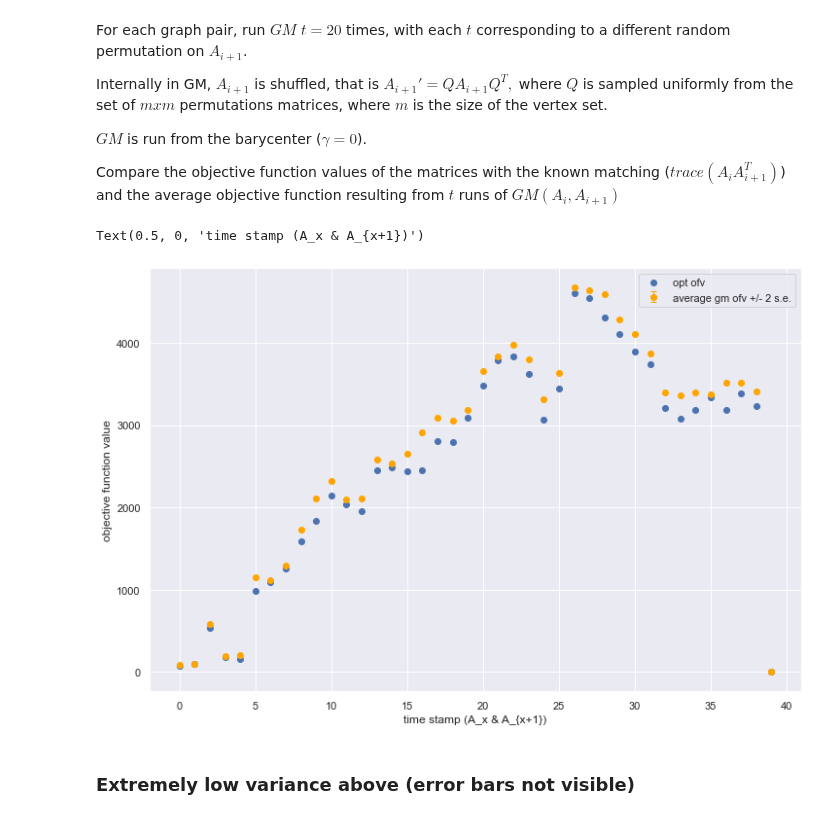
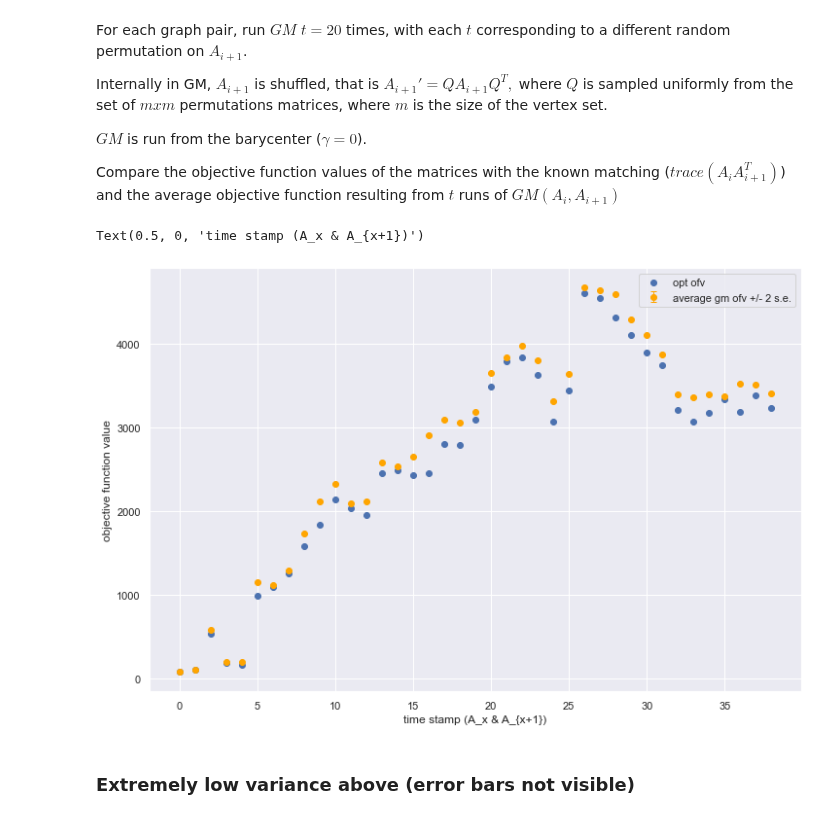
Before and after one commit to neurodata/notebooks, a Jupyter notebook: _notebooks/2020-08-29-known-correspondance.ipynb, the cells around one changed output. Drawn from its saved outputs; the diff is of its cells as text; code cells hidden in the pictures.

Commit message:
remove row of zeros

```diff
--- a/_notebooks/2020-08-29-known-correspondance.ipynb
+++ b/_notebooks/2020-08-29-known-correspondance.ipynb
@@ -46,7 +46,7 @@ times = [1,4,11,17,25,34,45,48,52,55,63,69,70,76,80,83,90,97,103,111,117,129,130
 # collapse
 from scipy.stats import sem
 t = 20
-ofvs = np.zeros((len(times),3)) # [opt_ofv, gm_ofv]
+ofvs = np.zeros((len(times)-1,3)) # [opt_ofv, gm_ofv]
 for i in range(len(times)-1):
     # constructing the adjacency matrices
     Ael = load_adj(times[i])
@@ -77,16 +77,16 @@ for i in range(len(times)-1):
 # %%
 # collapse
 sns.set_context('paper')
 sns.set(rc={'figure.figsize':(12,8)})
-plt.scatter(np.arange(len(times)), ofvs[:,0], label = 'opt ofv')
+plt.scatter(np.arange(len(times)-1), ofvs[:,0], label = 'opt ofv')
 #plt.scatter(np.arange(len(times)), ofvs[:,1], label = 'gm ofv')
-plt.errorbar(np.arange(len(times)),ofvs[:,1], ofvs[:,2],label = 'average gm ofv +/- 2 s.e.',marker='o', fmt = ' ' ,capsize=3, elinewidth=1, markeredgewidth=1,color='orange')
+plt.errorbar(np.arange(len(times)-1),ofvs[:,1], ofvs[:,2],label = 'average gm ofv +/- 2 s.e.',marker='o', fmt = ' ' ,capsize=3, elinewidth=1, markeredgewidth=1,color='orange')
 plt.legend()
 plt.ylabel('objective function value')
 plt.xlabel('time stamp (A_x & A_{x+1})')
 # %% [output]
 Text(0.5, 0, 'time stamp (A_x & A_{x+1})')
-[figure, old version]
+[figure, new version]
 # %% [markdown]
 ### Extremely low variance above (error bars not visible)
 # %%
```
Also changed, not shown: parts of 2 cells of this notebook.
